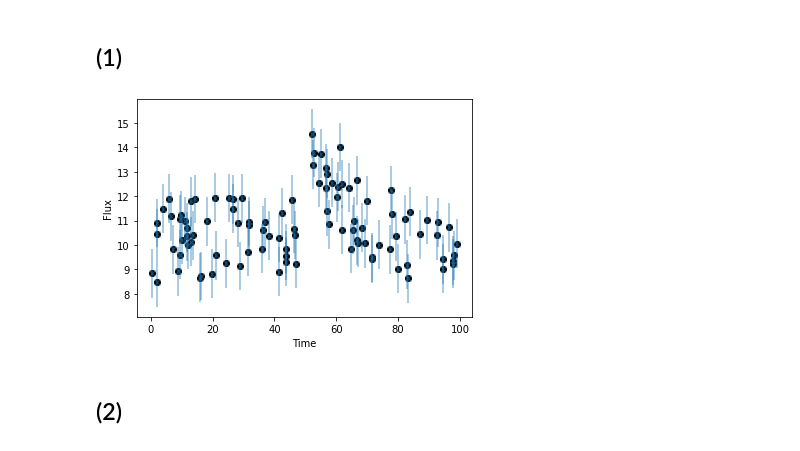
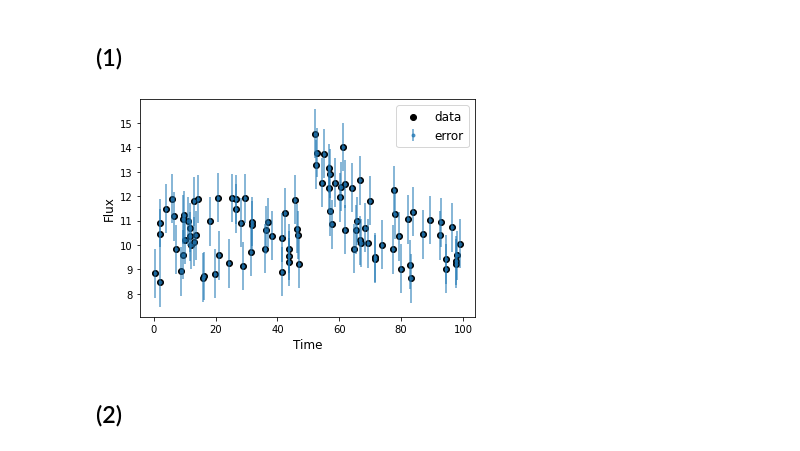
Before and after one commit to VanderbiltAstronomy/astr_8070_s22, a Jupyter notebook: coursework/student_folders/niana_mohammed/vu_astr8070_s22_hw5_NianaMohammed.ipynb, the cells around one changed output. Saved outputs shown, nothing was run; the diff lists cells and outputs as text; code cells hidden in the pictures.

```diff
--- a/coursework/student_folders/niana_mohammed/vu_astr8070_s22_hw5_NianaMohammed.ipynb
+++ b/coursework/student_folders/niana_mohammed/vu_astr8070_s22_hw5_NianaMohammed.ipynb
@@ -48,21 +47,23 @@ from scipy.stats import uniform
 # %% [markdown]
 ## (1)
 # %%
-# 1) Read in hw5_data_1.npy. This is a (10 x 3) numpy array, containing some time-series measurements.
-# It could be flux measurements from a star or some other transient. The first column is time (arbitrary units),
+# (1)
 # the second column is the flux (arbitrary units), and the third column are homoescedastic measurement uncertainties
-# on the flux. Plot this data with the uncertainties.
+# on the flux.
+
+# Reading in time-series data and plotting it
 
 data = np.load("../../homeworks/hw_data/hw5_data_1.npy")
 time,flux,flux_sig = data[:,0],data[:,1],data[:,2]
 
-plt.scatter(time,flux,c='k')
-plt.errorbar(time, flux, yerr=flux_sig, ls=' ', marker='x',alpha=0.5)
-plt.xlabel('Time')
-plt.ylabel('Flux')
+plt.scatter(time,flux,c='k',label='data')
+plt.errorbar(time, flux, yerr=flux_sig, ls=' ', marker='.',alpha=0.7,label='error')
+plt.xlabel('Time',fontsize=12)
+plt.ylabel('Flux',fontsize=12)
+plt.legend(loc='best',fontsize=12)
 plt.show()
 # %% [output]
-[figure, old version]
+[figure, new version]
 # %% [markdown]
 ## (2)
 # %%
```
Also changed, not shown: parts of 23 cells of this notebook.
